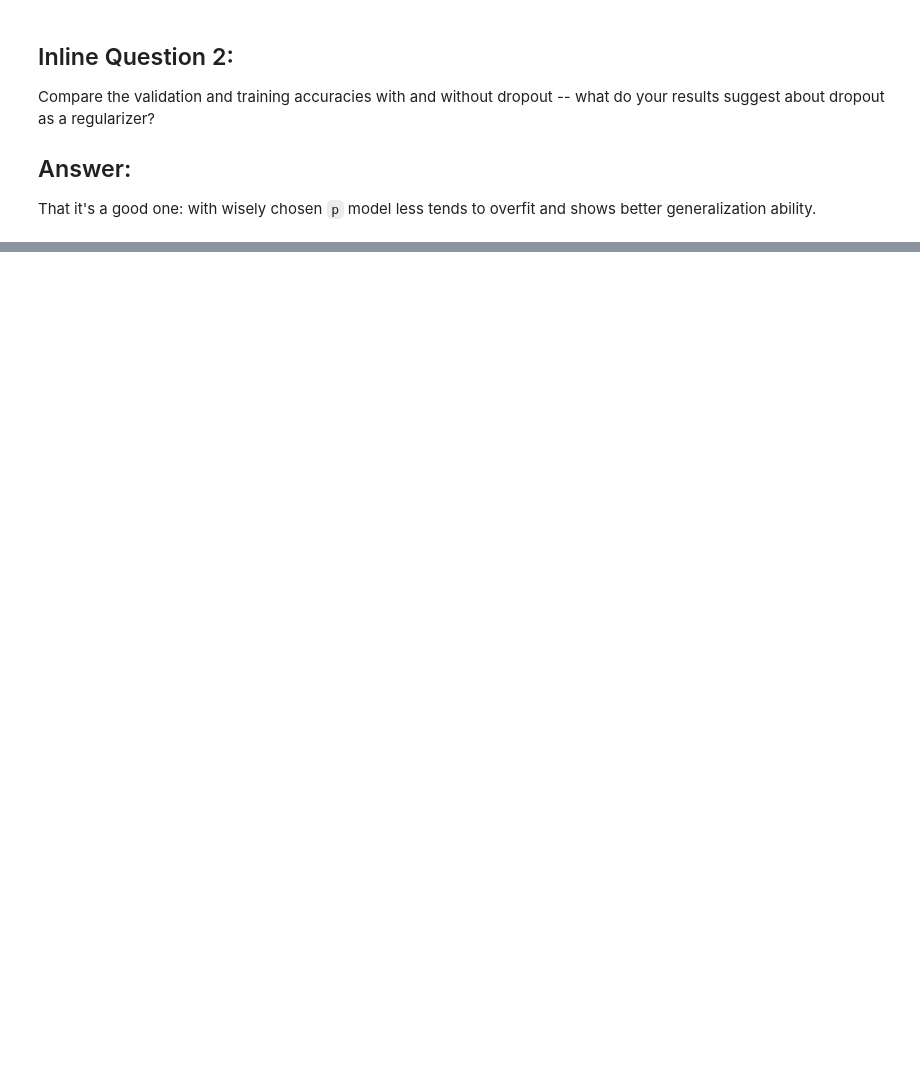
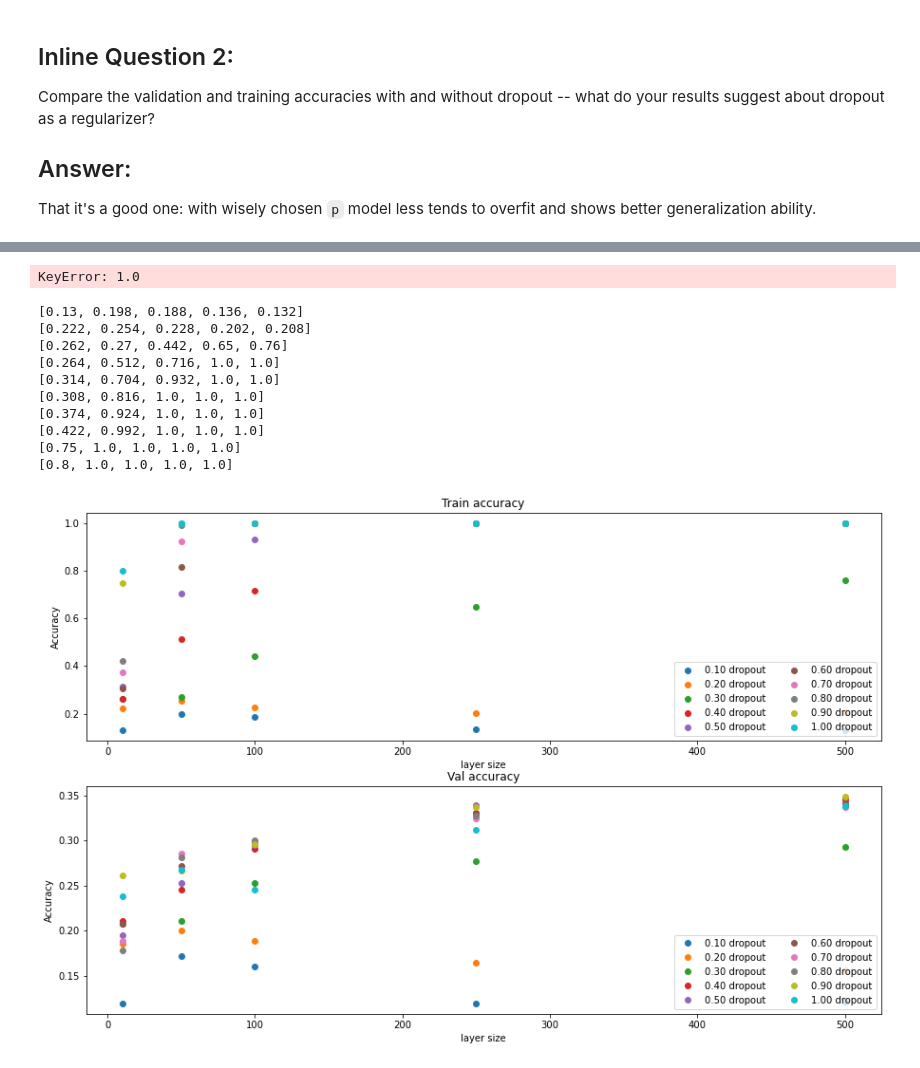
Before and after one commit to sergiev/cs231n, a Jupyter notebook: a2/Dropout.ipynb, the cells around one changed output, grey strips where cells are left out. Cells and saved outputs as stored; diff of their text form; code cells hidden in the pictures; blank space fills up the shorter version.

```diff
--- a/a2/Dropout.ipynb
+++ b/a2/Dropout.ipynb
@@ -236,0 +306,46 @@ Suppose we are training a deep fully-connected network for image classification,
+# %%
+del solvers[1.0]
+solvers
+# %% [output]
+KeyError: 1.0
+# %%
+train_accs = []
+val_accs = []
+
+for volume in volumes:
+    for dropout in dropout_choices:
+      solver = solvers[volume][dropout]
+      train_accs.append(solver.train_acc_history[-1])
+      val_accs.append(solver.val_acc_history[-1])
+
+plt.subplot(3, 1, 1)
+for dropout in dropout_choices:
+    print([max(v[dropout].train_acc_history) for _,v in solvers.items()])
+    plt.plot(volumes,[max(v[dropout].train_acc_history) for _,v in solvers.items()], 'o', label='%.2f dropout' % dropout)
+plt.title('Train accuracy')
+plt.xlabel('layer size')
+plt.ylabel('Accuracy')
+plt.legend(ncol=2, loc='lower right')
+
+plt.subplot(3, 1, 2)
+for dropout in dropout_choices:
+    plt.plot(volumes,[max(v[dropout].val_acc_history) for _,v in solvers.items()], 'o', label='%.2f dropout' % dropout)
+plt.title('Val accuracy')
+plt.xlabel('layer size')
+plt.ylabel('Accuracy')
+plt.legend(ncol=2, loc='lower right')
+
+plt.gcf().set_size_inches(15, 15)
+plt.show()
+# %% [output]
+[0.13, 0.198, 0.188, 0.136, 0.132]
+[0.222, 0.254, 0.228, 0.202, 0.208]
+[0.262, 0.27, 0.442, 0.65, 0.76]
+[0.264, 0.512, 0.716, 1.0, 1.0]
+[0.314, 0.704, 0.932, 1.0, 1.0]
+[0.308, 0.816, 1.0, 1.0, 1.0]
+[0.374, 0.924, 1.0, 1.0, 1.0]
+[0.422, 0.992, 1.0, 1.0, 1.0]
+[0.75, 1.0, 1.0, 1.0, 1.0]
+[0.8, 1.0, 1.0, 1.0, 1.0]
+[figure, added]
```
Also changed, not shown: parts of 5 cells of this notebook, 3 other files.
